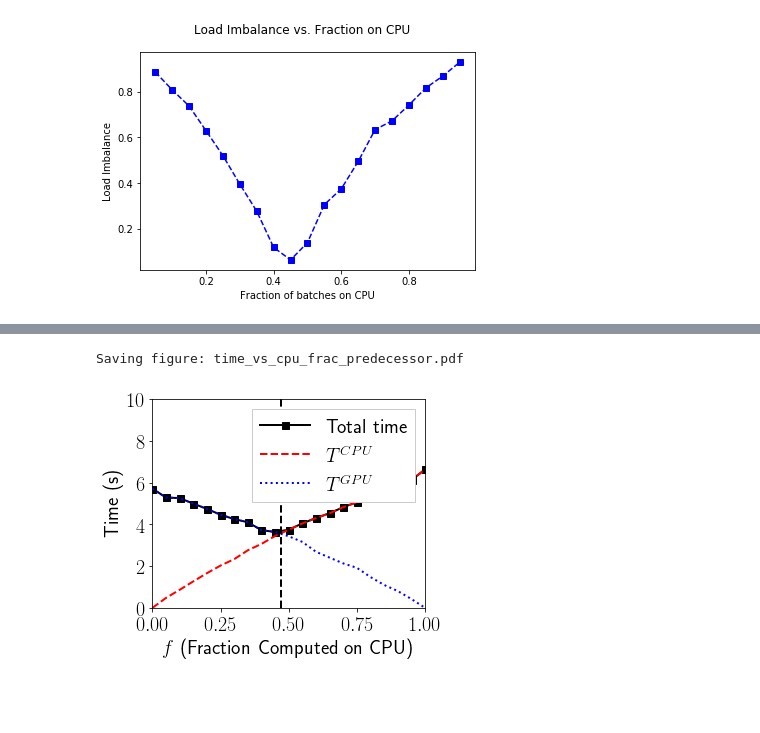
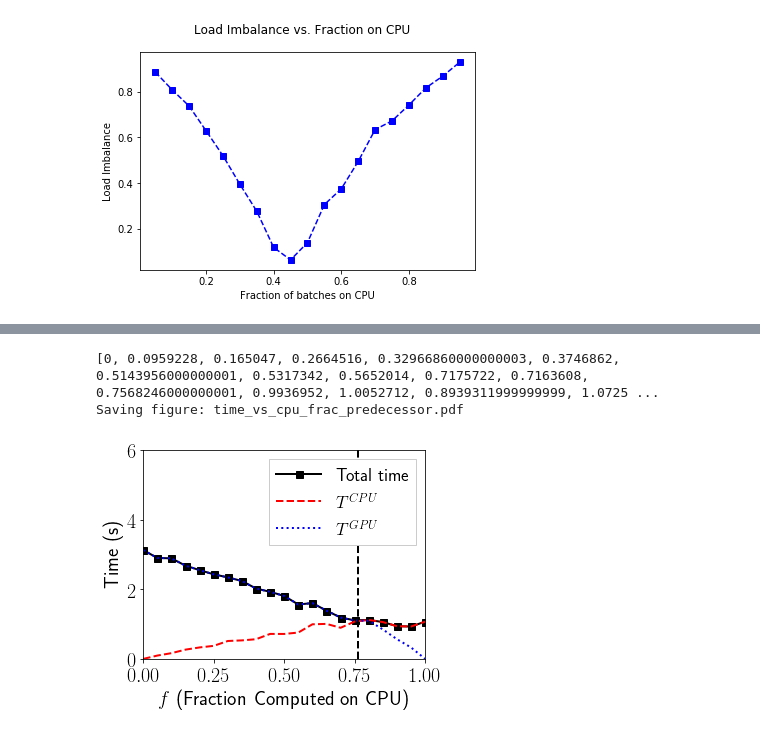
Before and after one commit to ZwFink/CS-485, a Jupyter notebook: Scripts/AtA/multiway_merge/plots/plot_runtimes.ipynb, the cells around one changed output, grey strips where cells are left out. Drawn from its saved outputs; the diff is of its cells as text; code cells hidden in the pictures; blank space fills up the shorter version.

```diff
--- a/Scripts/AtA/multiway_merge/plots/plot_runtimes.ipynb
+++ b/Scripts/AtA/multiway_merge/plots/plot_runtimes.ipynb
@@ -511,6 +879,6 @@ fig.savefig( 'size_vs_load_imbalance_multiway.pdf', bbox_inches = 'tight' )
 # %%
-times = parse_cpu_gpu_time_frac( 'cpu_frac_out.txt' )
-hybrid_times = parse_cpu_frac( 'cpu_frac_out.txt' )
+times = parse_cpu_gpu_time_frac( 'cpu_frac_out.txt_2' )
+hybrid_times = parse_cpu_frac( 'cpu_frac_out.txt_2' )
 
 fracs = sorted( list( times.keys() ) )
 frac_cpu = fracs
@@ -520,35 +888,43 @@ for item in fracs:
     time_gpu_end.append( np.mean( times[ item ][ 0 ] ) )
 time_cpu_end = list()
 for item in fracs:
+    if times[ item ][ 1 ] == []:
+        times[ item ][ 1 ] = [ 0 ]
     time_cpu_end.append( np.mean( times[ item ][ 1 ] ) )
 
 fig = plt.figure( figsize = ( 5, 4) )
 ax1 = fig.add_subplot( 111 )
 
 ax1.tick_params( which = 'major', labelsize = 20 )
 
+#print( time_hybrid )\
+time_cpu_end[ 0 ] = 0
+print( time_cpu_end )
+#print( time_gpu_end )
+
 lab1=ax1.plot(frac_cpu, np.asfarray( time_hybrid ), ls='solid',   c='black', marker='s', markersize=7, linewidth=2, label="Total time")
 lab1=ax1.plot(frac_cpu, np.asfarray( time_cpu_end ), ls='dashed',   c='red', marker='None', markersize=7, linewidth=2, label="$T^{CPU}$")
 lab1=ax1.plot(frac_cpu, np.asfarray( time_gpu_end ), ls='dotted',   c='blue', marker='None', markersize=7, linewidth=2, label="$T^{GPU}$")
 
-model_f = 0.47
+model_f = 0.76
 plt.axvline( x = model_f, linewidth = 2, color = 'black', linestyle = 'dashed')
 
 ax1.set_xlabel( '$f$ (Fraction Computed on CPU)', fontsize = 20 )
 ax1.set_ylabel( 'Time (s)', fontsize = 20 )
 
-l=ax1.legend(fontsize=20, loc='upper right', fancybox=False, framealpha=1, handlelength=2.5, ncol=1)
+l=ax1.legend(fontsize=18, loc='upper right', fancybox=False, framealpha=1, handlelength=2.5, ncol=1)
 
 
-ax1.set_ylim(0,10)
+ax1.set_ylim(0,6)
 ax1.set_xlim(0,1)
 
 # ax2.set_xlim(22.351,111.76)
 
 
 plt.tight_layout()
 print( "Saving figure: time_vs_cpu_frac_predecessor.pdf" )
-fig.savefig("time_vs_cpu_frac_multiway.pdf", bbox_inches='tight')
+fig.savefig("time_vs_cpu_frac_scan.pdf", bbox_inches='tight')
 # %% [output]
+[0, 0.0959228, 0.165047, 0.2664516, 0.32966860000000003, 0.3746862, 0.5143956000000001, 0.5317342, 0.5652014, 0.7175722, 0.7163608, 0.7568246000000001, 0.9936952, 1.0052712, 0.8939311999999999, 1.0725 ...
 Saving figure: time_vs_cpu_frac_predecessor.pdf
-[figure, old version]
+[figure, new version]
```
Also changed, not shown: parts of 13 cells of this notebook.
